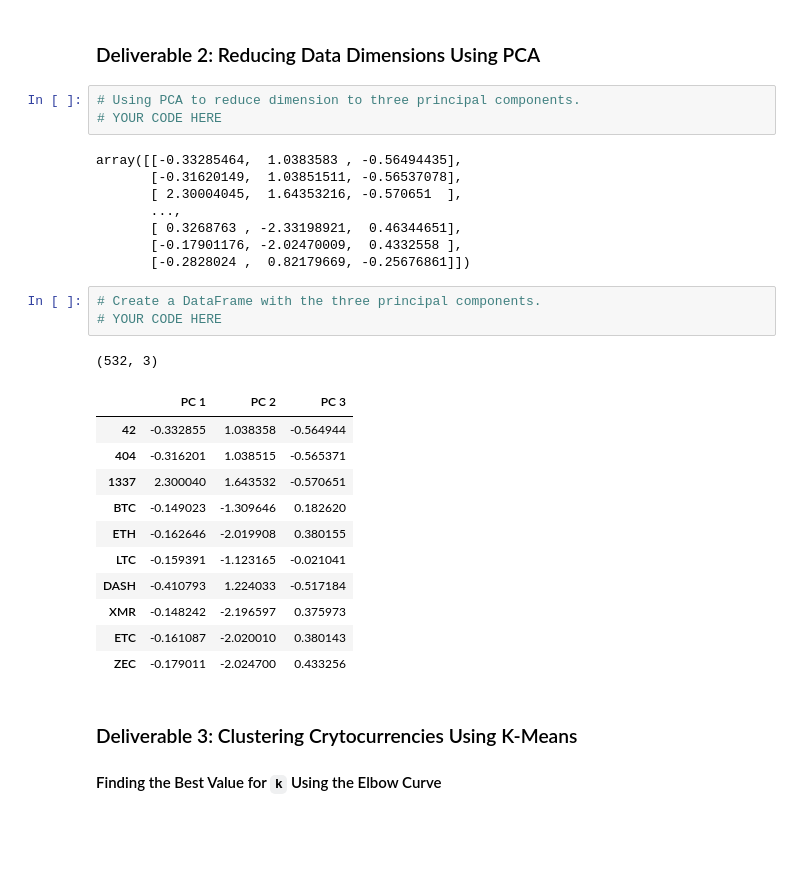
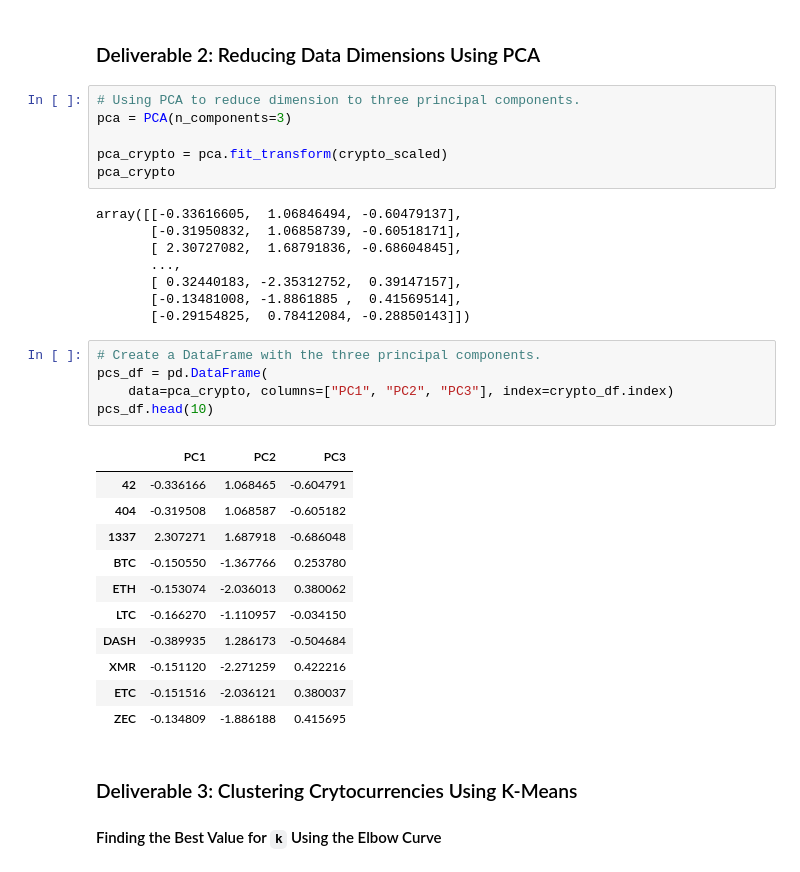
Before and after one commit to ariana94/Cryptocurrencies, a Jupyter notebook: crypto_clustering.ipynb, the cells around one changed output. Cells and saved outputs as stored; diff of their text form; blank space fills up the shorter version.

```diff
--- a/crypto_clustering.ipynb
+++ b/crypto_clustering.ipynb
@@ -201,31 +201,35 @@ print(crypto_scaled)
 ### Deliverable 2: Reducing Data Dimensions Using PCA
 # %%
 # Using PCA to reduce dimension to three principal components.
-# YOUR CODE HERE
+pca = PCA(n_components=3)
+
+pca_crypto = pca.fit_transform(crypto_scaled)
+pca_crypto
 # %% [output]
-array([[-0.33285464,  1.0383583 , -0.56494435],
-       [-0.31620149,  1.03851511, -0.56537078],
-       [ 2.30004045,  1.64353216, -0.570651  ],
+array([[-0.33616605,  1.06846494, -0.60479137],
+       [-0.31950832,  1.06858739, -0.60518171],
+       [ 2.30727082,  1.68791836, -0.68604845],
        ...,
-       [ 0.3268763 , -2.33198921,  0.46344651],
-       [-0.17901176, -2.02470009,  0.4332558 ],
-       [-0.2828024 ,  0.82179669, -0.25676861]])
+       [ 0.32440183, -2.35312752,  0.39147157],
+       [-0.13481008, -1.8861885 ,  0.41569514],
+       [-0.29154825,  0.78412084, -0.28850143]])
 # %%
 # Create a DataFrame with the three principal components.
-# YOUR CODE HERE
+pcs_df = pd.DataFrame(
+    data=pca_crypto, columns=["PC1", "PC2", "PC3"], index=crypto_df.index)
+pcs_df.head(10)
 # %% [output]
-(532, 3)
-|  | PC 1 | PC 2 | PC 3 |
-| 42 | -0.332855 | 1.038358 | -0.564944 |
-| 404 | -0.316201 | 1.038515 | -0.565371 |
-| 1337 | 2.300040 | 1.643532 | -0.570651 |
-| BTC | -0.149023 | -1.309646 | 0.182620 |
-| ETH | -0.162646 | -2.019908 | 0.380155 |
-| LTC | -0.159391 | -1.123165 | -0.021041 |
-| DASH | -0.410793 | 1.224033 | -0.517184 |
-| XMR | -0.148242 | -2.196597 | 0.375973 |
-| ETC | -0.161087 | -2.020010 | 0.380143 |
-| ZEC | -0.179011 | -2.024700 | 0.433256 |
+|  | PC1 | PC2 | PC3 |
+| 42 | -0.336166 | 1.068465 | -0.604791 |
+| 404 | -0.319508 | 1.068587 | -0.605182 |
+| 1337 | 2.307271 | 1.687918 | -0.686048 |
+| BTC | -0.150550 | -1.367766 | 0.253780 |
+| ETH | -0.153074 | -2.036013 | 0.380062 |
+| LTC | -0.166270 | -1.110957 | -0.034150 |
+| DASH | -0.389935 | 1.286173 | -0.504684 |
+| XMR | -0.151120 | -2.271259 | 0.422216 |
+| ETC | -0.151516 | -2.036121 | 0.380037 |
+| ZEC | -0.134809 | -1.886188 | 0.415695 |
 # %% [markdown]
 ### Deliverable 3: Clustering Crytocurrencies Using K-Means
 
```
